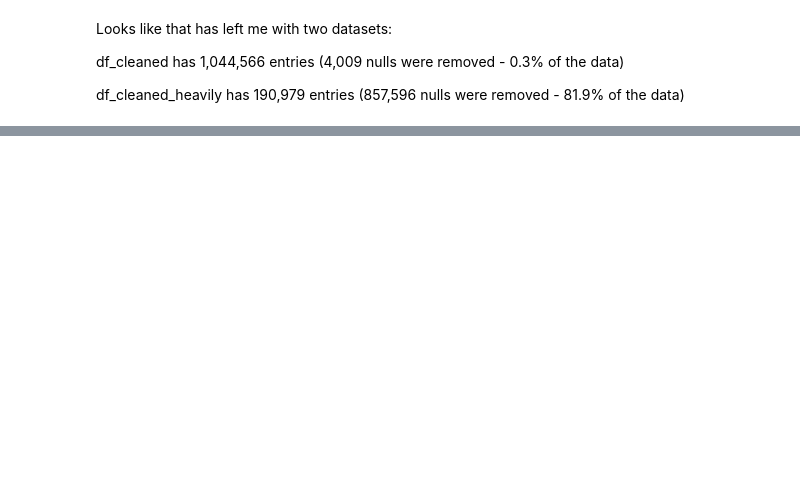
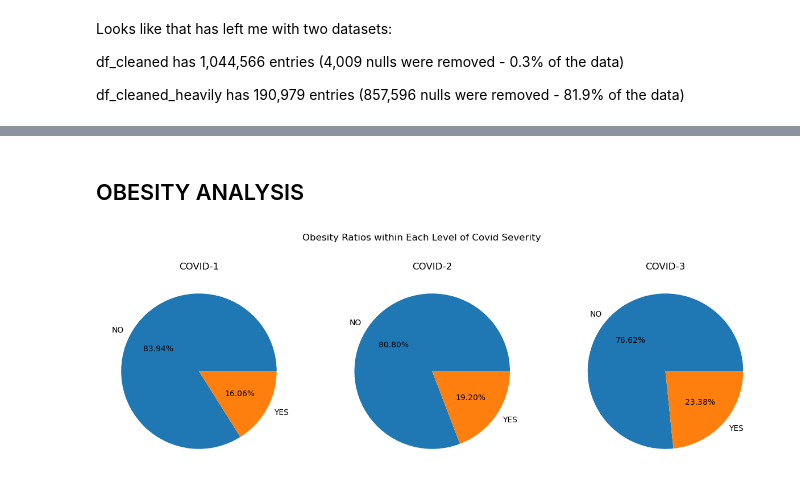
Before and after one commit to BrandonWelsh/Project-1, a Jupyter notebook: welsh_analysis.ipynb, the cells around one changed output, grey strips where cells are left out. Cells and saved outputs as stored; diff of their text form; code cells hidden in the pictures; blank space fills up the shorter version.

```diff
--- a/welsh_analysis.ipynb
+++ b/welsh_analysis.ipynb
@@ -299,0 +379,20 @@ df_cleaned_heavily has 190,979 entries (857,596 nulls were removed - 81.9% of th
+# %%
+# Filter out 'NOT COVID' cases
+df_filtered = df_cleaned_heavily[df_cleaned_heavily['CLASIFFICATION_FINAL'] != 'NOT COVID']
+# %% [markdown]
+## OBESITY ANALYSIS
+# %%
+# Create a cross-tabulation of the two columns
+ct = pd.crosstab(df_filtered['CLASIFFICATION_FINAL'], df_filtered['OBESITY'])
+
+# Plot pie charts for each level of COVID severity
+fig, axs = plt.subplots(1, 3, figsize=(15, 5))
+
+for i, (ax, (severity, row)) in enumerate(zip(axs, ct.iterrows())):
+    ax.pie(row, labels=row.index, autopct='%1.2f%%')
+    ax.set_title(severity)
+
+plt.suptitle('Obesity Ratios within Each Level of Covid Severity')
+plt.show()
+# %% [output]
+[figure, added]
```
Also changed, not shown: parts of 20 cells of this notebook.
